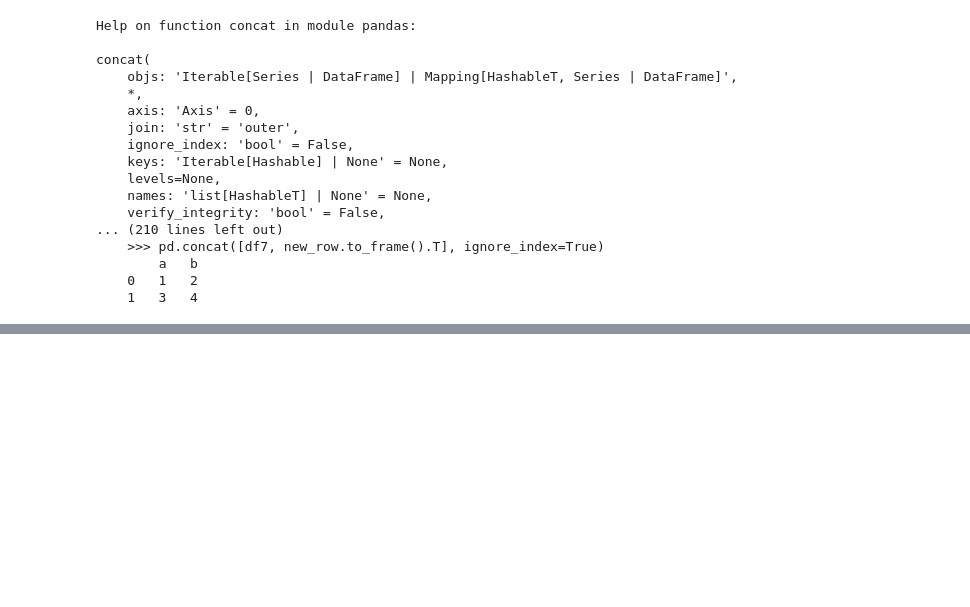
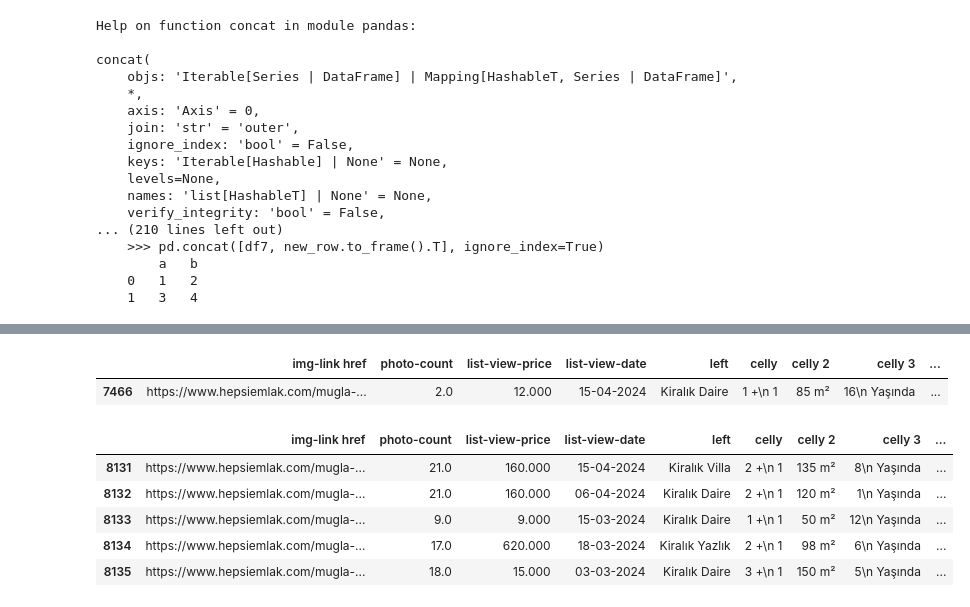
Before and after one commit to oguz-kocak/Kira-Tahmini, a Jupyter notebook: veri-ayikla.ipynb, the cells around one changed output, grey strips where cells are left out. Drawn from its saved outputs; the diff is of its cells as text; code cells hidden in the pictures; blank space fills up the shorter version.

```diff
--- a/veri-ayikla.ipynb
+++ b/veri-ayikla.ipynb
@@ -156,7 +100,4 @@ listdir(path=None)
 # %%
 files = os.listdir(path="hepsiemlak/")
 # %%
-pd.concat()
-for file in files:
-    df = pd.DataFrame(pd.read_csv("hepsiemlak/"+file))
-    df = df.merge
+df = pd.concat([pd.read_csv(f"hepsiemlak/{file}") for file in files],ignore_index=True)
@@ -186,0 +170,14 @@ concat(
+# %%
+df.sample()
+# %% [output]
+|  | img-link href | photo-count | list-view-price | list-view-date | left | celly | celly 2 | celly 3 | ... |
+| 7466 | https://www.hepsiemlak.com/mugla-... | 2.0 | 12.000 | 15-04-2024 | Kiralık Daire | 1 +\n 1 | 85 m² | 16\n Yaşında | ... |
+# %%
+df.tail() #data frame'de sondan 5 degeri getirir
+# %% [output]
+|  | img-link href | photo-count | list-view-price | list-view-date | left | celly | celly 2 | celly 3 | ... |
+| 8131 | https://www.hepsiemlak.com/mugla-... | 21.0 | 160.000 | 15-04-2024 | Kiralık Villa | 2 +\n 1 | 135 m² | 8\n Yaşında | ... |
+| 8132 | https://www.hepsiemlak.com/mugla-... | 21.0 | 160.000 | 06-04-2024 | Kiralık Daire | 2 +\n 1 | 120 m² | 1\n Yaşında | ... |
+| 8133 | https://www.hepsiemlak.com/mugla-... | 9.0 | 9.000 | 15-03-2024 | Kiralık Daire | 1 +\n 1 | 50 m² | 12\n Yaşında | ... |
+| 8134 | https://www.hepsiemlak.com/mugla-... | 17.0 | 620.000 | 18-03-2024 | Kiralık Yazlık | 2 +\n 1 | 98 m² | 6\n Yaşında | ... |
+| 8135 | https://www.hepsiemlak.com/mugla-... | 18.0 | 15.000 | 03-03-2024 | Kiralık Daire | 3 +\n 1 | 150 m² | 5\n Yaşında | ... |
```
Also changed, not shown: parts of 18 cells of this notebook, 2 other files.
